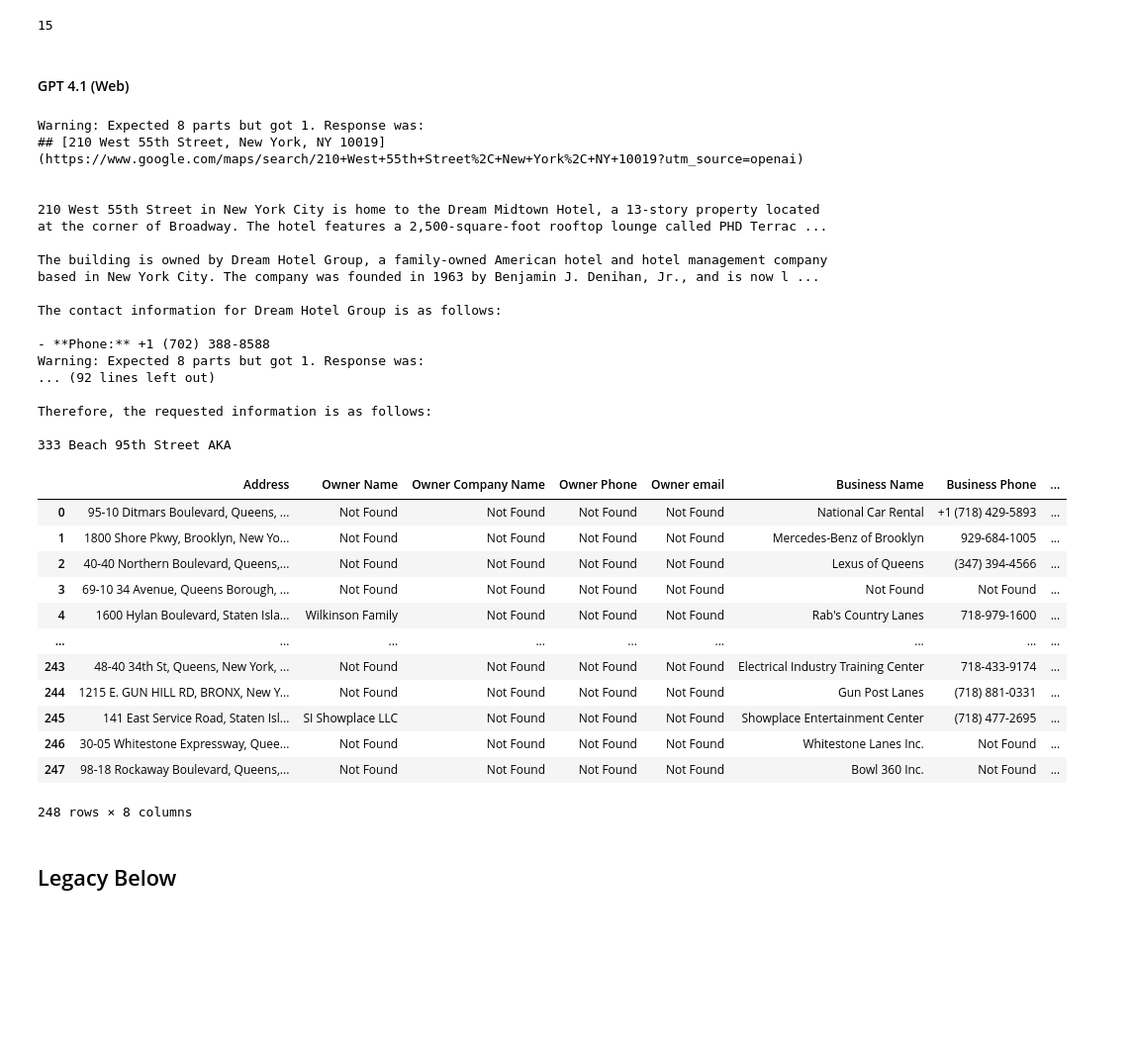
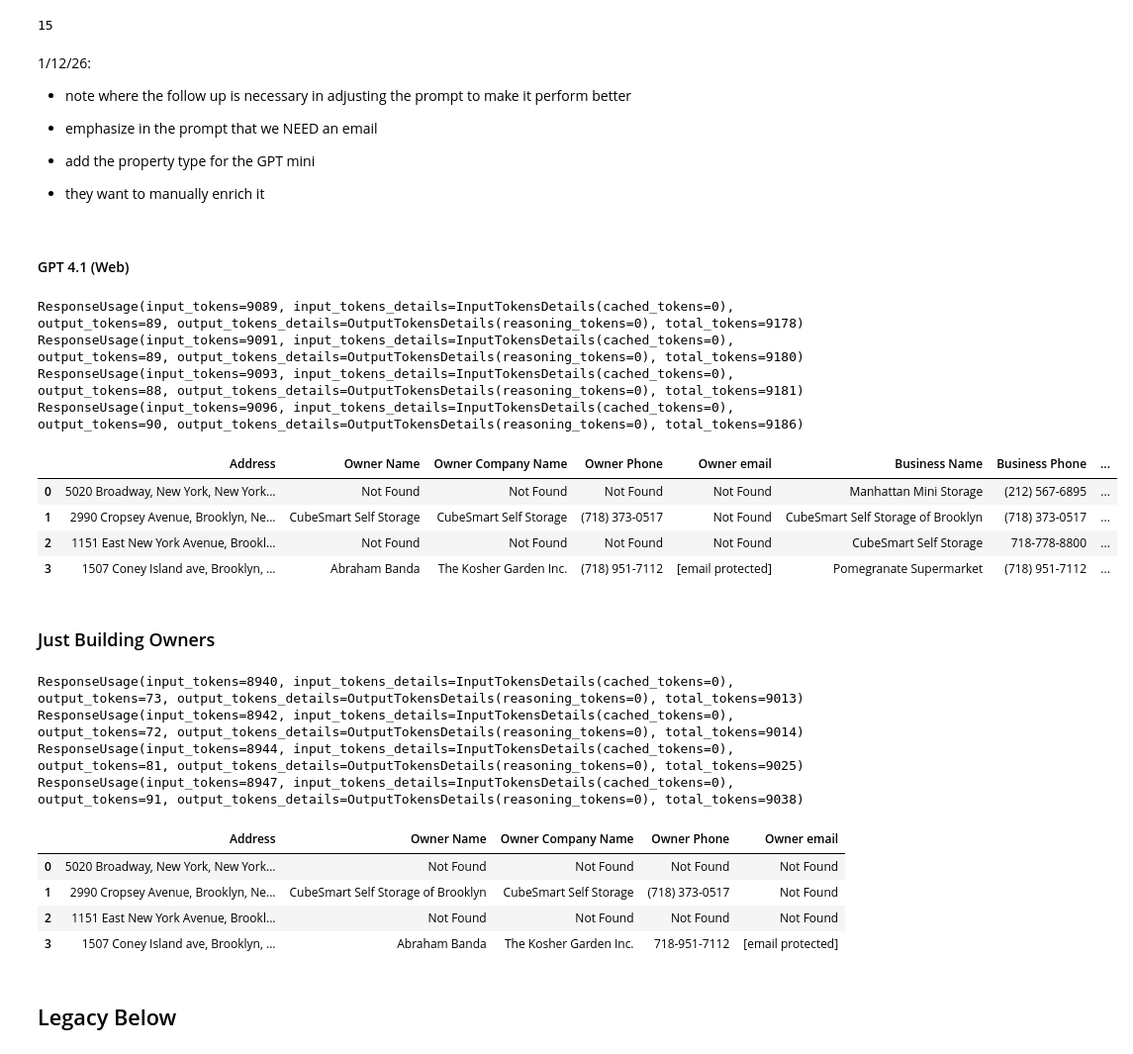
Before and after one commit to charlie-mollin/CPP-Address-Case, a Jupyter notebook: addresses.ipynb, the cells around one changed output. Shown at 99% size. Drawn from its saved outputs; the diff is of its cells as text; code cells hidden in the pictures; blank space fills up the shorter version.

```diff
--- a/addresses.ipynb
+++ b/addresses.ipynb
@@ -290,6 +290,13 @@ addresses_one = [
     {"address": '"1151 East New York Avenue, Brooklyn, New York, 11212"', "property_type": "Self-Storage Facility"},
     {"address": '"1507 Coney Island ave, Brooklyn, New York, 11230"', "property_type": "Supermarket / Grocery Store"}
 ]
+# %% [markdown]
+1/12/26:
+- note where the follow up is necessary in adjusting the prompt to make it perform better
+- emphasize in the prompt that we NEED an email
+- add the property type for the GPT mini
+
+- they want to manually enrich it
 # %% [markdown]
 #### GPT 4.1 (Web)
 # %%
@@ -312,8 +319,9 @@ def get_address_info(address: str, property_type: str = None):
                     Context: For the provided address, here is additional context about a business that may operate there: {property_type}.
                     Instructions:
                         1. Return information for one building owner (individual or company) and, if available, one business operating at the address. If there are multiple possible results, return only the most prominent or relevant.
-                        2. For each result, provide as much information as possible for the following fields, in order: ADDRESS (use the original input address, NOTHING ELSE) | OWNER_NAME | OWNER_COMPANY_NAME | OWNER_PHONE | OWNER_EMAIL | BUSINESS_NAME | BUSINESS_PHONE | BUSINESS_EMAIL.
-                        3. Use exactly this field order and separate all fields with a single pipe (|) character. Only return the fields provided, do not give any explanation of any kind in any field.
+                        2. For each result, provide as much information as possible for the following fields, use additional searches to get more information about the building owner if need be, in order: ADDRESS (use the original input address, NOTHING ELSE) | OWNER_NAME | OWNER_COMPANY_NAME | OWNER_PHONE | OWNER_EMAIL | BUSINESS_NAME | BUSINESS_PHONE | BUSINESS_EMAIL.
+                        3. If the building owner contact information comes back null, run another search, looking for the owner of the building owner with their phone number and relevant contact information. Do everything you can to get a building owner email, it is imperative to have it.
+                        4. Use exactly this field order and separate all fields with a single pipe (|) character. Only return the fields provided, do not give any explanation of any kind in any field.
                     ## Output Format
                     - Your output must be a single string, fields separated by a pipe (|), and in this order, with these EIGHT fields:
                     ADDRESS | OWNER_NAME | OWNER_COMPANY_NAME | OWNER_PHONE | OWNER_EMAIL | BUSINESS_NAME | BUSINESS_PHONE | BUSINESS_EMAIL
@@ -342,7 +350,7 @@ def get_address_info(address: str, property_type: str = None):
         max_output_tokens=300
     )
 
-    # print(response.usage)
+    print(response.usage)
 
     parts = [p.strip() for p in response.output_text.split('|')]
 
@@ -380,35 +388,16 @@ def process_addresses(address_data, output_file: str = "address_contacts.csv") -
     df.to_csv(output_file, index=False, encoding='utf-8')
     return df
 # %%
-process_addresses(addresses)
+process_addresses(addresses_one)
 # %% [output]
-Warning: Expected 8 parts but got 1. Response was:
-## [210 West 55th Street, New York, NY 10019](https://www.google.com/maps/search/210+West+55th+Street%2C+New+York%2C+NY+10019?utm_source=openai)
-
-
-210 West 55th Street in New York City is home to the Dream Midtown Hotel, a 13-story property located at the corner of Broadway. The hotel features a 2,500-square-foot rooftop lounge called PHD Terrac ...
-
-The building is owned by Dream Hotel Group, a family-owned American hotel and hotel management company based in New York City. The company was founded in 1963 by Benjamin J. Denihan, Jr., and is now l ...
-
-The contact information for Dream Hotel Group is as follows:
-
-- **Phone:** +1 (702) 388-8588
-Warning: Expected 8 parts but got 1. Response was:
-... (92 lines left out)
-
-Therefore, the requested information is as follows:
-
-333 Beach 95th Street AKA
+ResponseUsage(input_tokens=9089, input_tokens_details=InputTokensDetails(cached_tokens=0), output_tokens=89, output_tokens_details=OutputTokensDetails(reasoning_tokens=0), total_tokens=9178)
+ResponseUsage(input_tokens=9091, input_tokens_details=InputTokensDetails(cached_tokens=0), output_tokens=89, output_tokens_details=OutputTokensDetails(reasoning_tokens=0), total_tokens=9180)
+ResponseUsage(input_tokens=9093, input_tokens_details=InputTokensDetails(cached_tokens=0), output_tokens=88, output_tokens_details=OutputTokensDetails(reasoning_tokens=0), total_tokens=9181)
+ResponseUsage(input_tokens=9096, input_tokens_details=InputTokensDetails(cached_tokens=0), output_tokens=90, output_tokens_details=OutputTokensDetails(reasoning_tokens=0), total_tokens=9186)
 |  | Address | Owner Name | Owner Company Name | Owner Phone | Owner email | Business Name | Business Phone | ... |
-| 0 | 95-10 Ditmars Boulevard, Queens, ... | Not Found | Not Found | Not Found | Not Found | National Car Rental | +1 (718) 429-5893 | ... |
-| 1 | 1800 Shore Pkwy, Brooklyn, New Yo... | Not Found | Not Found | Not Found | Not Found | Mercedes-Benz of Brooklyn | 929-684-1005 | ... |
-| 2 | 40-40 Northern Boulevard, Queens,... | Not Found | Not Found | Not Found | Not Found | Lexus of Queens | (347) 394-4566 | ... |
-| 3 | 69-10 34 Avenue, Queens Borough, ... | Not Found | Not Found | Not Found | Not Found | Not Found | Not Found | ... |
-| 4 | 1600 Hylan Boulevard, Staten Isla... | Wilkinson Family | Not Found | Not Found | Not Found | Rab's Country Lanes | 718-979-1600 | ... |
-| ... | ... | ... | ... | ... | ... | ... | ... | ... |
-| 243 | 48-40 34th St, Queens, New York, ... | Not Found | Not Found | Not Found | Not Found | Electrical Industry Training Center | 718-433-9174 | ... |
-| 244 | 1215 E. GUN HILL RD, BRONX, New Y... | Not Found | Not Found | Not Found | Not Found | Gun Post Lanes | (718) 881-0331 | ... |
-| 245 | 141 East Service Road, Staten Isl... | SI Showplace LLC | Not Found | Not Found | Not Found | Showplace Entertainment Center | (718) 477-2695 | ... |
-| 246 | 30-05 Whitestone Expressway, Quee... | Not Found | Not Found | Not Found | Not Found | Whitestone Lanes Inc. | Not Found | ... |
-| 247 | 98-18 Rockaway Boulevard, Queens,... | Not Found | Not Found | Not Found | Not Found | Bowl 360 Inc. | Not Found | ... |
+| 0 | 5020 Broadway, New York, New York... | Not Found | Not Found | Not Found | Not Found | Manhattan Mini Storage | (212) 567-6895 | ... |
+| 1 | 2990 Cropsey Avenue, Brooklyn, Ne... | CubeSmart Self Storage | CubeSmart Self Storage | (718) 373-0517 | Not Found | CubeSmart Self Storage of Brooklyn | (718) 373-0517 | ... |
+| 2 | 1151 East New York Avenue, Brookl... | Not Found | Not Found | Not Found | Not Found | CubeSmart Self Storage | 718-778-8800 | ... |
+| 3 | 1507 Coney Island ave, Brooklyn, ... | Abraham Banda | The Kosher Garden Inc. | (718) 951-7112 | [email protected] | Pomegranate Supermarket | (718) 951-7112 | ... |
-248 rows × 8 columns
+# %% [markdown]
+### Just Building Owners
@@ -415,3 +488,15 @@ Therefore, the requested information is as follows:
+# %%
+process_buildings(addresses_one)
+# %% [output]
+ResponseUsage(input_tokens=8940, input_tokens_details=InputTokensDetails(cached_tokens=0), output_tokens=73, output_tokens_details=OutputTokensDetails(reasoning_tokens=0), total_tokens=9013)
+ResponseUsage(input_tokens=8942, input_tokens_details=InputTokensDetails(cached_tokens=0), output_tokens=72, output_tokens_details=OutputTokensDetails(reasoning_tokens=0), total_tokens=9014)
+ResponseUsage(input_tokens=8944, input_tokens_details=InputTokensDetails(cached_tokens=0), output_tokens=81, output_tokens_details=OutputTokensDetails(reasoning_tokens=0), total_tokens=9025)
+ResponseUsage(input_tokens=8947, input_tokens_details=InputTokensDetails(cached_tokens=0), output_tokens=91, output_tokens_details=OutputTokensDetails(reasoning_tokens=0), total_tokens=9038)
+|  | Address | Owner Name | Owner Company Name | Owner Phone | Owner email |
+| 0 | 5020 Broadway, New York, New York... | Not Found | Not Found | Not Found | Not Found |
+| 1 | 2990 Cropsey Avenue, Brooklyn, Ne... | CubeSmart Self Storage of Brooklyn | CubeSmart Self Storage | (718) 373-0517 | Not Found |
+| 2 | 1151 East New York Avenue, Brookl... | Not Found | Not Found | Not Found | Not Found |
+| 3 | 1507 Coney Island ave, Brooklyn, ... | Abraham Banda | The Kosher Garden Inc. | 718-951-7112 | [email protected] |
 # %% [markdown]
 ## Legacy Below
 # %% [markdown]
```
Also changed, not shown: parts of 1 cell of this notebook, 1 other file.
